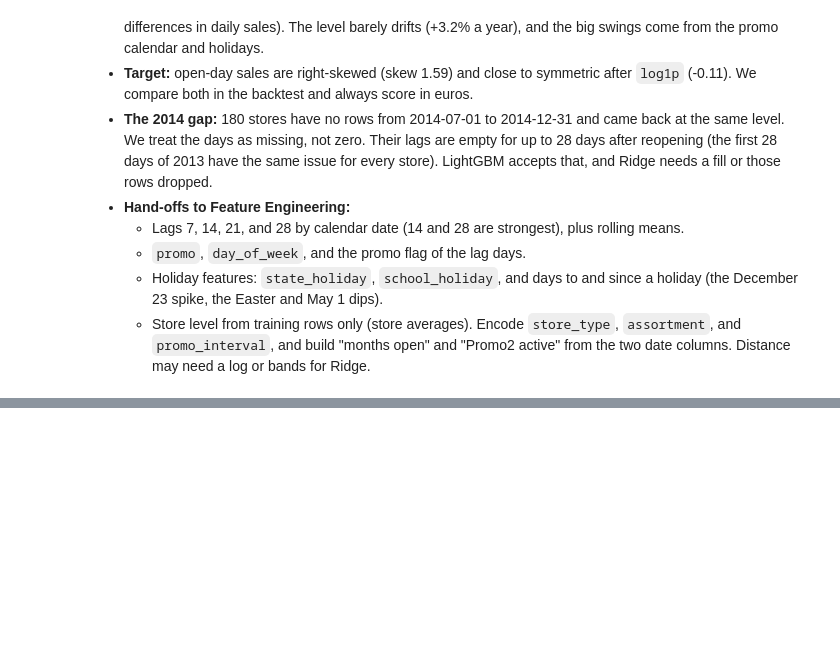
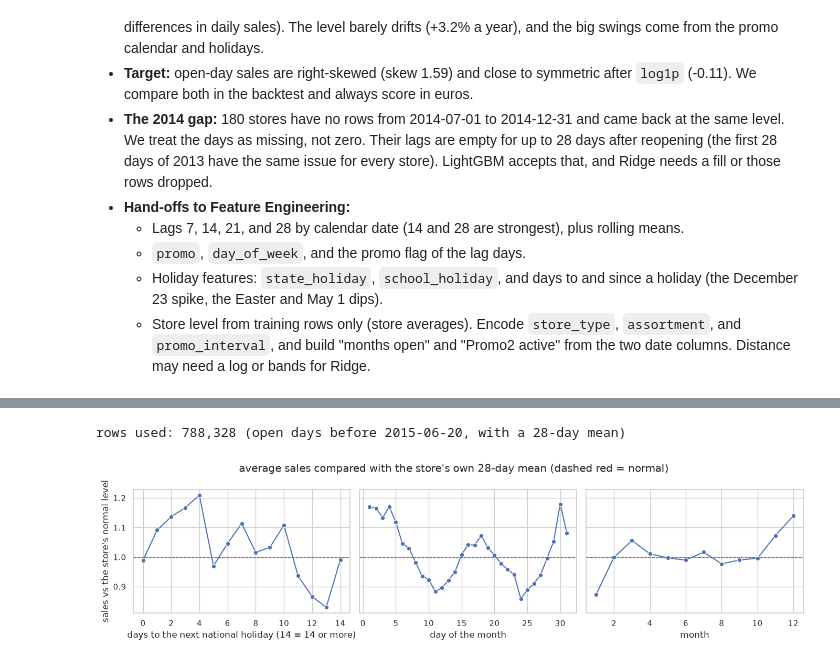
Before and after one commit to rimvelvet31/rossmann-retail-demand-forecasting, a Jupyter notebook: notebooks/notebook.ipynb, the cells around one changed output, grey strips where cells are left out. Cells and saved outputs as stored; diff of their text form; code cells hidden in the pictures; blank space fills up the shorter version.

```diff
--- a/notebooks/notebook.ipynb
+++ b/notebooks/notebook.ipynb
@@ -1556,0 +1846,21 @@ store, weekday, and promo together explain 84.5% of the differences in daily sal
+# %%
+def add_holiday_distance(df, date_col, holiday_dates, cap):
+    """Return a copy of df with `days_to_holiday` and `days_since_holiday`: calendar days to the next and since
+    the last date in `holiday_dates` (0 on a holiday itself), capped at `cap`.
+
+    If no holiday lies after (or before) a date in `holiday_dates`, the value is `cap`: we assume the next
+    one is at least `cap` days away. Safe to re-run: both columns are rebuilt from the dates each time.
+    """
+    holidays = pd.DatetimeIndex(sorted(set(holiday_dates)))
+    dates = pd.DatetimeIndex(df[date_col])
+    next_i = holidays.searchsorted(dates, side="left")
+    prev_i = holidays.searchsorted(dates, side="right") - 1
+    to_next = np.where(next_i < len(holidays), (holidays[np.minimum(next_i, len(holidays) - 1)] - dates).days, cap)
+    since_last = np.where(prev_i >= 0, (dates - holidays[np.maximum(prev_i, 0)]).days, cap)
+    return df.assign(days_to_holiday=np.minimum(to_next, cap), days_since_holiday=np.minimum(since_last, cap))
+# %%
+features_df = add_holiday_distance(features_df, "date", national_holidays, HOLIDAY_CAP)
+features_df = features_df.assign(month=features_df["date"].dt.month, day_of_month=features_df["date"].dt.day)
+
+for col in ["days_to_holiday", "days_since_holiday"]:
+    print(f"{col}: {(features_df[col] == HOLIDAY_CAP).mean():.1%} of rows sit at the cap of {HOLIDAY_CAP}")
@@ -1556,0 +1883,21 @@ store, weekday, and promo together explain 84.5% of the differences in daily sal
+# %%
+history = features_df[(features_df["date"] < HOLDOUT_START) & (features_df["open"] == 1)].dropna(subset=["sales_mean_28d"])
+vs_normal = history["sales"] / history["sales_mean_28d"]  # 1.0 = the store's normal level
+print(f"rows used: {len(history):,} (open days before {HOLDOUT_START.date()}, with a 28-day mean)")
+
+fig, axes = plt.subplots(1, 3, figsize=(14, 3.6), sharey=True)
+panels = [("days_to_holiday", "days to the next national holiday (14 = 14 or more)"),
+          ("day_of_month", "day of the month"),
+          ("month", "month")]
+for ax, (col, label) in zip(axes, panels):
+    by_group = vs_normal.groupby(history[col]).mean()
+    sns.lineplot(x=by_group.index, y=by_group.values, marker="o", ax=ax)
+    ax.axhline(1, color="#c44e52", linestyle="--", linewidth=1)
+    ax.set_xlabel(label)
+axes[0].set_ylabel("sales vs the store's normal level")
+fig.suptitle("average sales compared with the store's own 28-day mean (dashed red = normal)")
+plt.tight_layout()
+plt.show()
+# %% [output]
+rows used: 788,328 (open days before 2015-06-20, with a 28-day mean)
+[figure, added]
```
Also changed, not shown: parts of 50 cells of this notebook.
